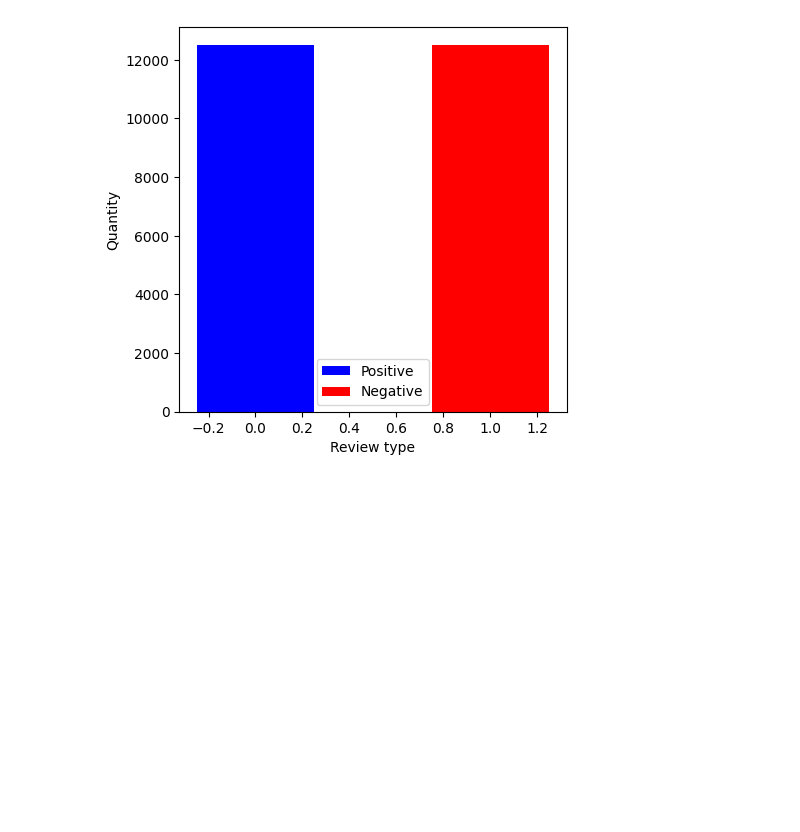
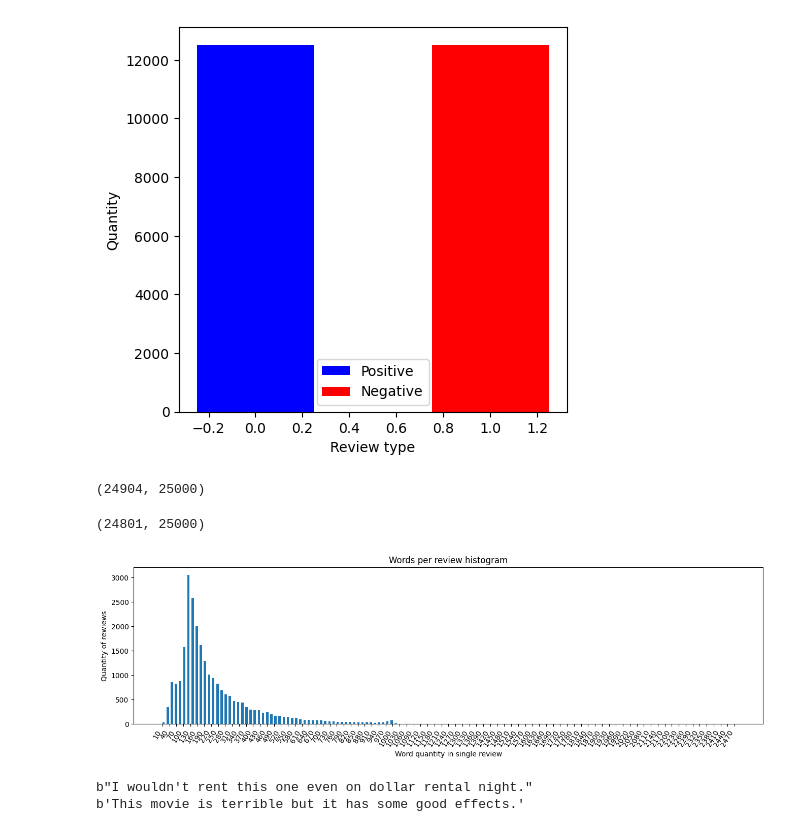
Before and after one commit to KonradKaczmarek79/sentiment_analysis_on_movie_reviews, a Jupyter notebook: Sentiment_analysis_on_movie_reviews_main.ipynb, the cells around one changed output. Cells and saved outputs as stored; diff of their text form; code cells hidden in the pictures; blank space fills up the shorter version.

```diff
--- a/Sentiment_analysis_on_movie_reviews_main.ipynb
+++ b/Sentiment_analysis_on_movie_reviews_main.ipynb
@@ -93,3 +97,24 @@ sdv.count_per_label(np.bincount(y_train_binary), ('Positive', 'Negative', 'Neutr
 sdv.count_per_label(np.bincount(y_test), ('Positive', 'Negative', 'Neutral'))
 # %% [output]
 [figure]
+# %%
+len(set(reviews_train_binary)), len(reviews_train_binary)
+# %% [output]
+(24904, 25000)
+# %%
+len(set(reviews_test)), len(reviews_test)
+# %% [output]
+(24801, 25000)
+# %%
+word_counts = sdv.make_count_histogram(reviews_train_binary, 30)
+# %% [output]
+[figure, added]
+# %%
+# Two the shortest reviews in our train dataset
+
+for text in reviews_train_binary:
+    if len(text.split()) <= min(list(word_counts.keys())):
+        print(text)
+# %% [output]
+b"I wouldn't rent this one even on dollar rental night."
+b'This movie is terrible but it has some good effects.'
```
Also changed, not shown: parts of 2 cells of this notebook, 3 other files.
